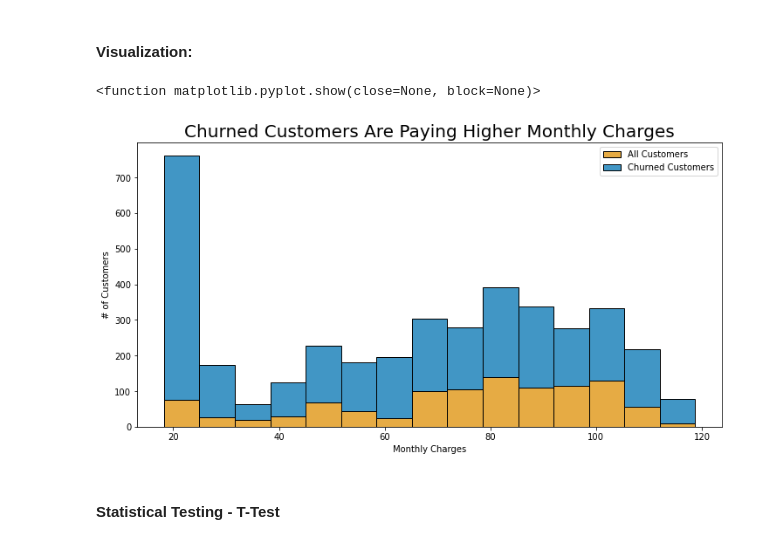
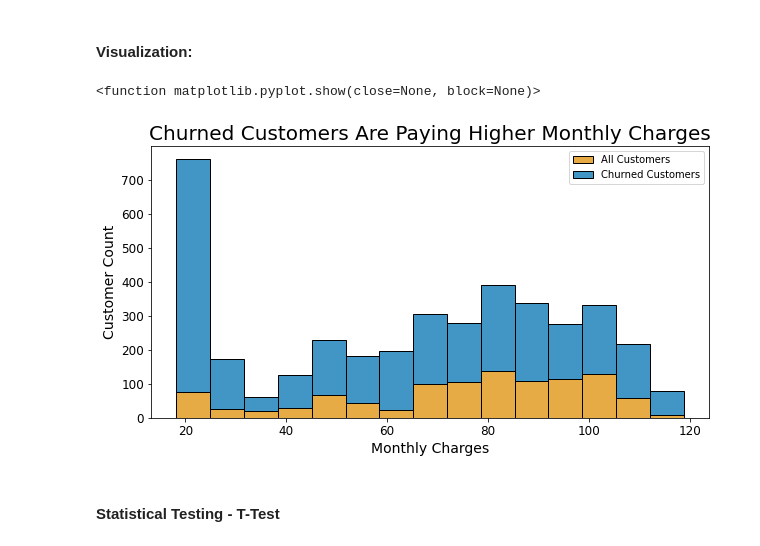
Before and after one commit to jnolf/Codeup-Projects, a Jupyter notebook: Telco - Final Report.ipynb, the cells around one changed output. Saved outputs shown, nothing was run; the diff lists cells and outputs as text; code cells hidden in the pictures.

```diff
--- a/Telco - Final Report.ipynb
+++ b/Telco - Final Report.ipynb
@@ -69,21 +83,23 @@ After running a correlation plot, we have a few questions about the driver that
 # %% [markdown]
 #### Visualization:
 # %%
-plt.figure(figsize= (12,6))
+plt.figure(figsize= (10,5))
 sns.histplot(train,
              x=train.monthly_charges,
              hue='churn',
              multiple ='stack',
             legend = False,
             palette = 'colorblind')
 plt.title('Churned Customers Are Paying Higher Monthly Charges', fontsize = 20)
-plt.xlabel('Monthly Charges')
-plt.ylabel('# of Customers')
-plt.legend(labels = ['All Customers', 'Churned Customers'], loc= 'best')
+plt.xlabel('Monthly Charges', fontsize = 14)
+plt.ylabel('Customer Count', fontsize = 14)
+plt.xticks(fontsize = 12)
+plt.yticks(fontsize = 12)
+plt.legend(labels = ['All Customers', 'Churned Customers'])
 plt.show
 # %% [output]
 <function matplotlib.pyplot.show(close=None, block=None)>
-[figure, old version]
+[figure, new version]
 # %% [markdown]
 #### Statistical Testing - T-Test
 # %% [markdown]
```
Also changed, not shown: parts of 22 cells of this notebook, 1 other file.
